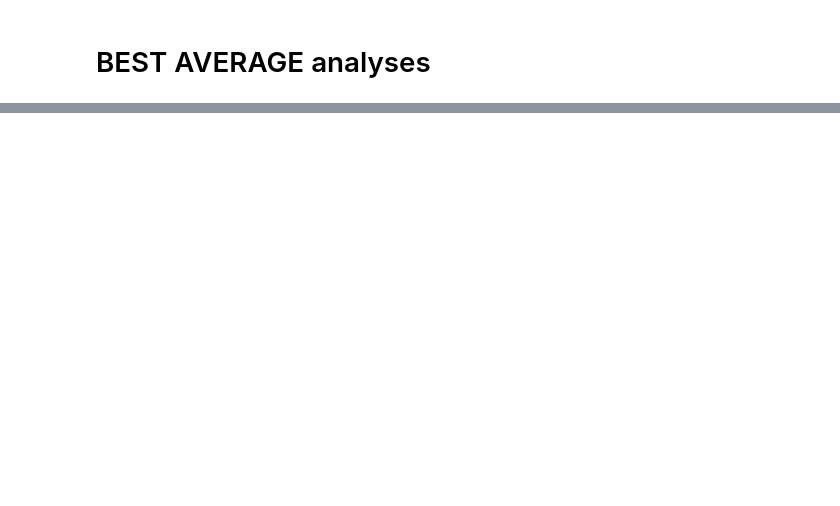
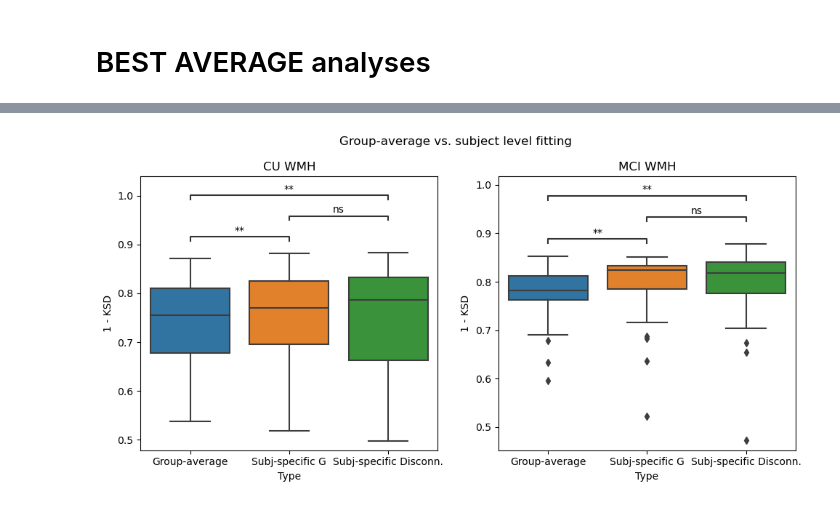
Before and after one commit to dani2442/TMS_in_AD, a Jupyter notebook: 03_modeling_neurolib/petTOAD_final_analysis_log.ipynb, the cells around one changed output, grey strips where cells are left out. Cells and saved outputs as stored; diff of their text form; code cells hidden in the pictures; blank space fills up the shorter version.

```diff
--- a/03_modeling_neurolib/petTOAD_final_analysis_log.ipynb
+++ b/03_modeling_neurolib/petTOAD_final_analysis_log.ipynb
@@ -58,3 +48,8 @@ best_G = 1.98
+# %%
+# Change if you used another a for the CU WMH group!
+a = -0.02
+df_best_G = pd.read_csv(SIM_GROUP_DIR / "group-CN-no-WMH_desc-best-G.csv", index_col=0)
+best_G = float(df_best_G["K_gl"])
 # %% [markdown]
 ## Functions
 # %%
@@ -1737,0 +1022,56 @@ See the caveats in the documentation: https://pandas.pydata.org/pandas-docs/stab
+# %%
+def plot_group_subj_comparison(df_compare, group, ax):
+    order = ["Group-average", "Subj-specific G", "Subj-specific Disconn."]
+    pairs = [("Group-average", "Subj-specific G"),
+            ("Group-average", "Subj-specific Disconn."),
+            ("Subj-specific G", "Subj-specific Disconn."),]
+    dict_title = {"CN_WMH": "CU WMH",
+                  "MCI_WMH": "MCI WMH",}
+    f = sns.boxplot(data = df_compare[df_compare["Group_bin_Fazekas"] == group], x = "type", y = "phfcd_ks", ax = ax, order = order)
+    annotator = Annotator(f, pairs, data=df_compare, x="type", y="phfcd_ks", order=order)
+    annotator.configure(
+        test="Wilcoxon",
+        text_format="star",
+        loc="inside",
+        verbose=1,
+        hide_non_significant=False,
+        comparisons_correction = "BH"
+    )
+    _, results = annotator.apply_and_annotate()
+    ax.set_ylabel("1 - KSD")
+    ax.set_xlabel("Type")
+    ax.set_title(dict_title[group])
+
+
+# Here we plot the results of the group average simulation vs the subject specific simulations
+df_best_val_cn_wmh = pd.read_csv(SIM_GROUP_DIR / "CN_WMH" / "group-CN_WMH_data-empirical_model-all_desc-df-best-values-and-indices.csv", index_col = 0)
+df_best_val_mci_wmh = pd.read_csv(SIM_GROUP_DIR / "MCI_WMH" / "group-MCI_WMH_data-empirical_model-all_desc-df-best-values-and-indices.csv", index_col = 0)
+
+# Here we just assume that G is the same for all subjects in a particular group and don't wait it for WMH (log)
+best_group_w_cn_wmh = best_group_w_mci_wmh = 0.0
+# The b we used lead to slightly different values of G, so we choose the one that is more similar to the best G for the group
+# e.g., best_group = best_G + 0*WMH - b
+best_group_b_cn_wmh_filter = np.isclose(df_best_val_cn_wmh["CN_WMH"]["best_G_model-homogeneous_G"] - best_G, bs_G, atol=0.01)
+best_group_b_cn_wmh = round(bs_G[best_group_b_cn_wmh_filter][0], 2)
+best_group_b_mci_wmh_filter = np.isclose(df_best_val_mci_wmh["MCI_WMH"]["best_G_model-homogeneous_G"] - best_G, bs_G, atol=0.01)
+best_group_b_mci_wmh = bs_G[best_group_b_mci_wmh_filter][0]
+# We create the dataframe with the results of the best G obtained from the group-averaged models
+df_compare_best_group_cn = df_G_big[(df_G_big["Group_bin_Fazekas"] == "CN_WMH") &(df_G_big["b"] == best_group_b_cn_wmh) & (df_G_big["w"] == best_group_w_cn_wmh)].copy()
+df_compare_best_group_mci = df_G_big[(df_G_big["Group_bin_Fazekas"] == "MCI_WMH") &(df_G_big["b"] == best_group_b_mci_wmh) & (df_G_big["w"] == best_group_w_mci_wmh)].copy()
+df_compare_best_group = pd.concat([df_compare_best_group_cn, df_compare_best_group_mci], axis = 0)
+df_compare_best_group["type"] = "Group-average"
+
+# We get the results of our subject-level models for the homogeneous_G and disconnectivity
+df_compare_best_subj_G = df_boxplot_compare_all.loc[df_boxplot_compare_all["model_type"] == "homogeneous_G"].copy()
+df_compare_best_subj_G["type"] = "Subj-specific G"
+df_compare_best_subj_disconn = df_boxplot_compare_all.loc[df_boxplot_compare_all["model_type"] == "disconnectivity"].copy()
+df_compare_best_subj_disconn["type"] = "Subj-specific Disconn."
+df_compare_best_subj = pd.concat([df_compare_best_subj_G, df_compare_best_subj_disconn], axis = 0)
+df_compare_best_group_vs_subj = pd.concat([df_compare_best_group, df_compare_best_subj], axis = 0)
+
+fig, axs = plt.subplots(nrows = 1, ncols = 2, figsize = (10, 5))
+plot_group_subj_comparison(df_compare_best_group_vs_subj, "CN_WMH", axs[0])
+plot_group_subj_comparison(df_compare_best_group_vs_subj, "MCI_WMH", axs[1])
+fig.suptitle("Group-average vs. subject level fitting")
+fig.tight_layout()
+# %% [output]
@@ -1737,0 +1098 @@ See the caveats in the documentation: https://pandas.pydata.org/pandas-docs/stab
+[figure, added]
```
Also changed, not shown: parts of 63 cells of this notebook, 16 other files.
